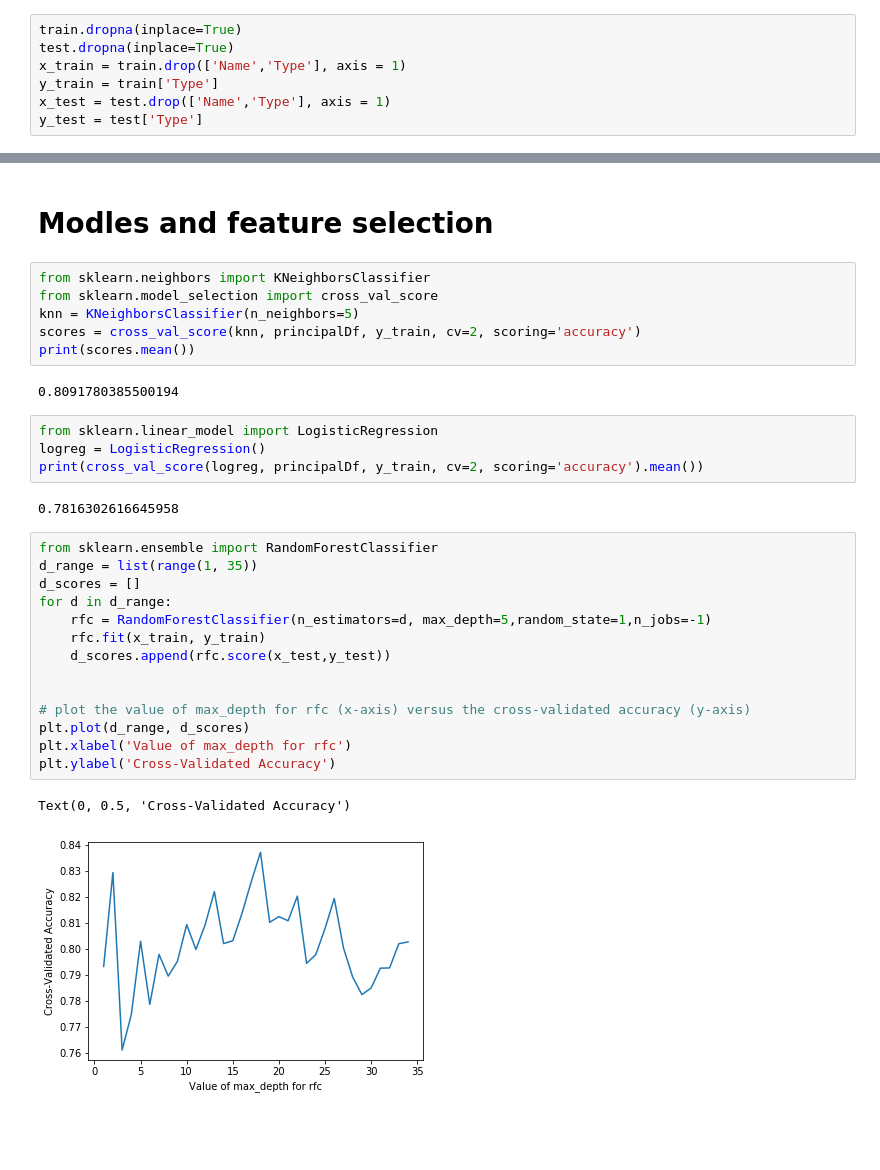
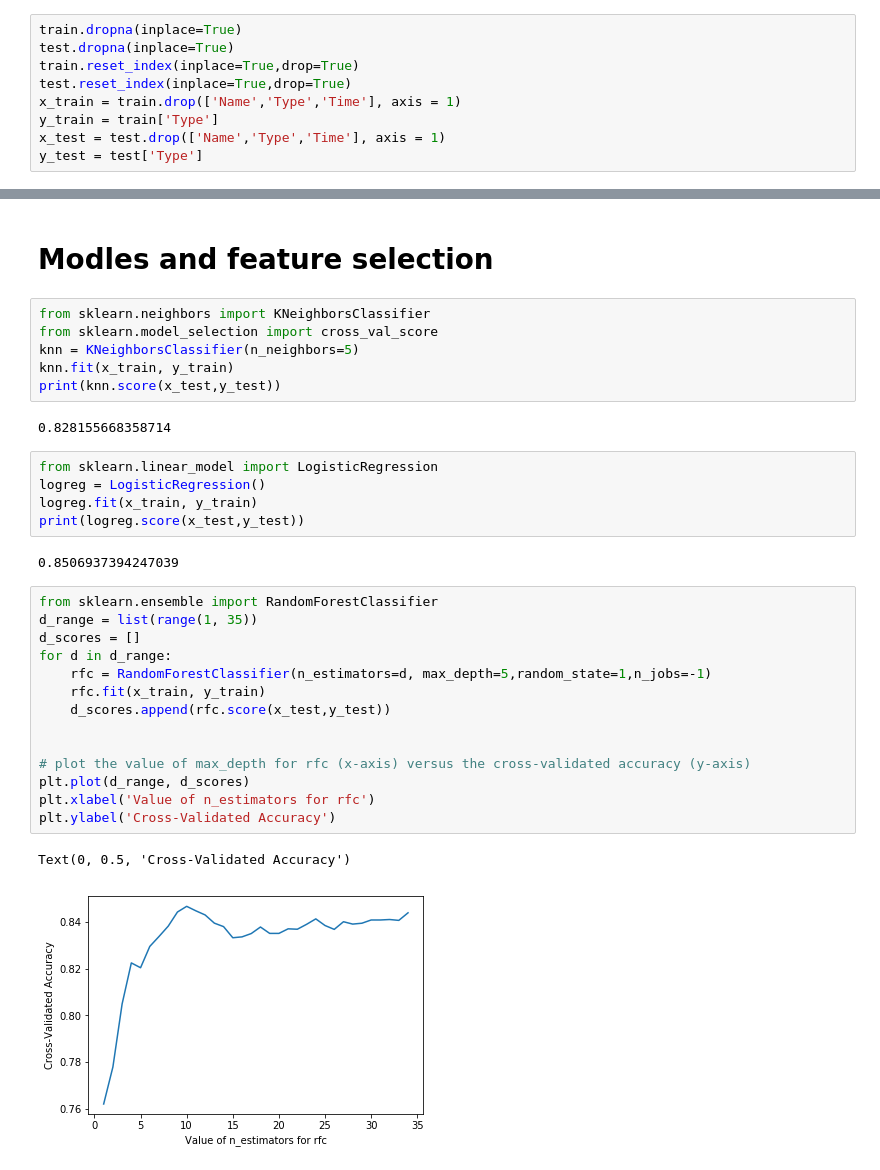
Before and after one commit to RoiPeleg/Datavis-project, a Jupyter notebook: hand recogntion.ipynb, the cells around one changed output, grey strips where cells are left out. Saved outputs shown, nothing was run; the diff lists cells and outputs as text; blank space fills up the shorter version.

Commit message:
diable warning and fully transferd to testing with test data

```diff
--- a/hand recogntion.ipynb
+++ b/hand recogntion.ipynb
@@ -130,9 +125,11 @@ See the caveats in the documentation: http://pandas.pydata.org/pandas-docs/stabl
 # %%
 train.dropna(inplace=True)
 test.dropna(inplace=True)
-x_train = train.drop(['Name','Type'], axis = 1)
+train.reset_index(inplace=True,drop=True)
+test.reset_index(inplace=True,drop=True)
+x_train = train.drop(['Name','Type','Time'], axis = 1)
 y_train = train['Type']
-x_test = test.drop(['Name','Type'], axis = 1)
+x_test = test.drop(['Name','Type','Time'], axis = 1)
 y_test = test['Type']
 # %% [markdown]
 # Feature Exploration and Visualization
@@ -224,33 +221,34 @@ plt.show()
 from sklearn.neighbors import KNeighborsClassifier
 from sklearn.model_selection import cross_val_score
 knn = KNeighborsClassifier(n_neighbors=5)
-scores = cross_val_score(knn, principalDf, y_train, cv=2, scoring='accuracy')
-print(scores.mean())
+knn.fit(x_train, y_train)
+print(knn.score(x_test,y_test))
 # %% [output]
-0.8091780385500194
+0.828155668358714
 # %%
 from sklearn.linear_model import LogisticRegression
 logreg = LogisticRegression()
-print(cross_val_score(logreg, principalDf, y_train, cv=2, scoring='accuracy').mean())
+logreg.fit(x_train, y_train)
+print(logreg.score(x_test,y_test))
 # %% [output]
-0.7816302616645958
+0.8506937394247039
 # %%
 from sklearn.ensemble import RandomForestClassifier
 d_range = list(range(1, 35))
 d_scores = []
 for d in d_range:
     rfc = RandomForestClassifier(n_estimators=d, max_depth=5,random_state=1,n_jobs=-1)
     rfc.fit(x_train, y_train)
     d_scores.append(rfc.score(x_test,y_test))
 
 
 # plot the value of max_depth for rfc (x-axis) versus the cross-validated accuracy (y-axis)
 plt.plot(d_range, d_scores)
-plt.xlabel('Value of max_depth for rfc')
+plt.xlabel('Value of n_estimators for rfc')
 plt.ylabel('Cross-Validated Accuracy')
 # %% [output]
 Text(0, 0.5, 'Cross-Validated Accuracy')
-[figure, old version]
+[figure, new version]
 # %%
 from sklearn.ensemble import RandomForestClassifier
 d_range = list(range(12, 30))
```
Also changed, not shown: parts of 8 cells of this notebook.
